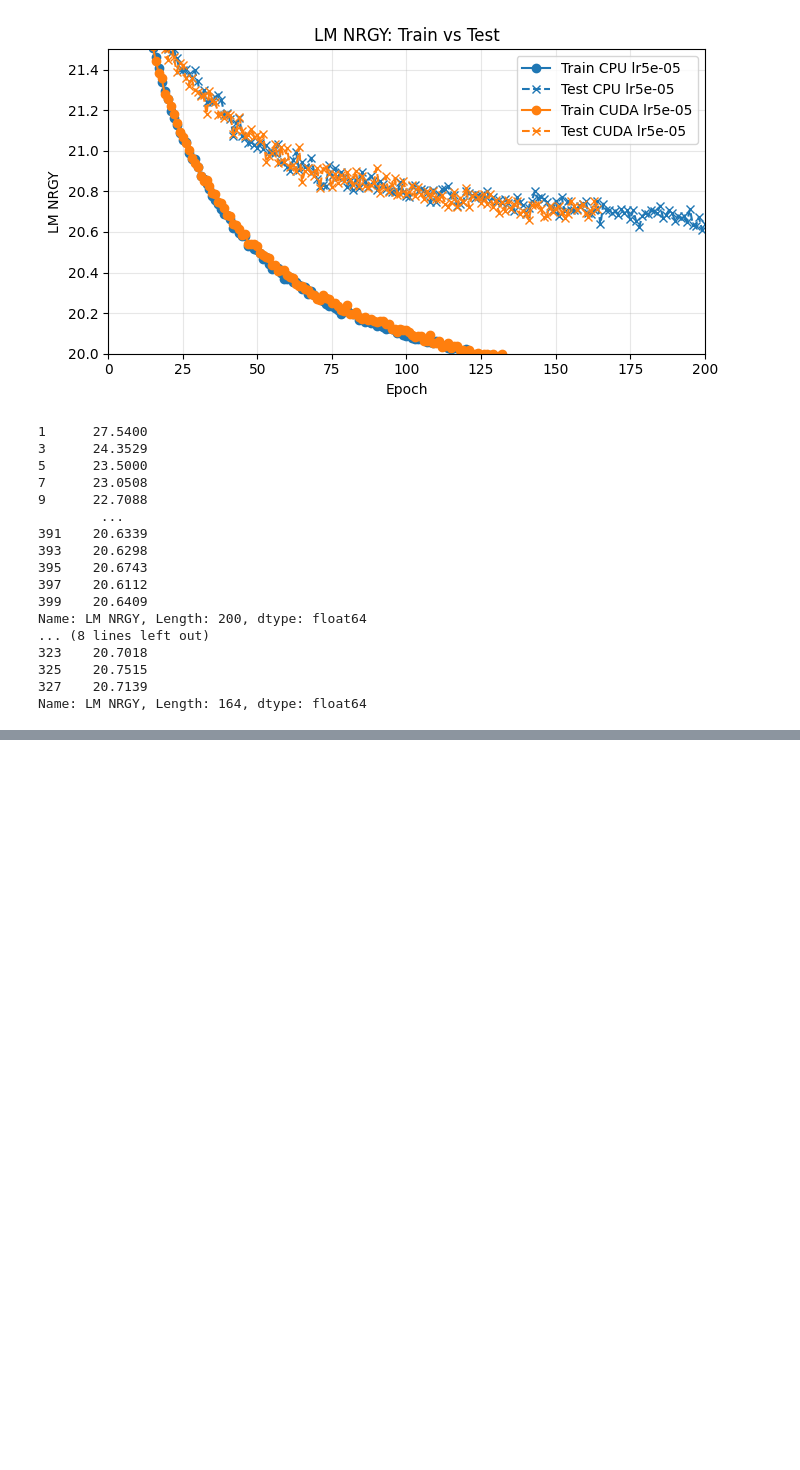
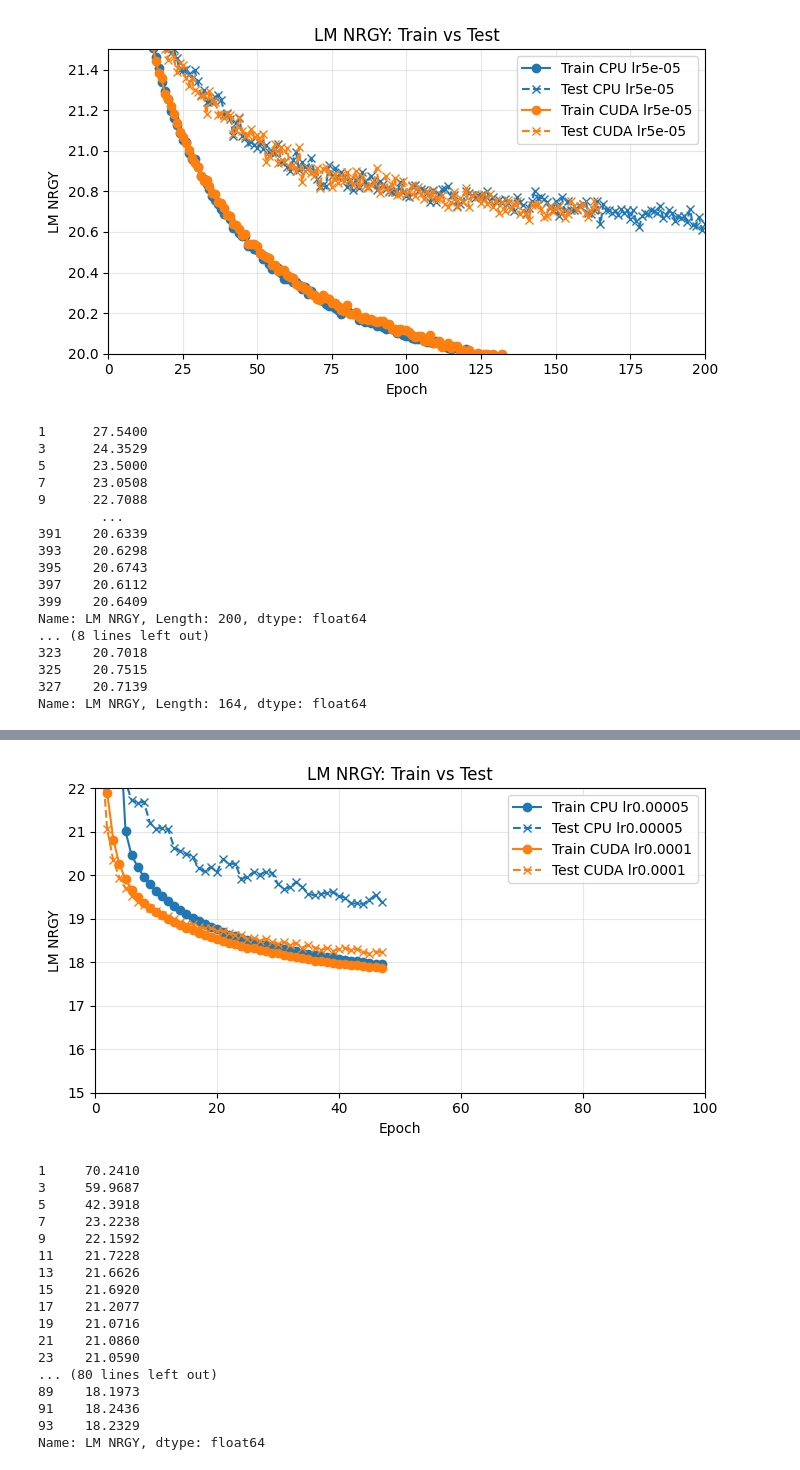
Before and after one commit to Motte12/dpa_for_llaae, a Jupyter notebook: joint_training/watch_training.ipynb, the cells around one changed output, grey strips where cells are left out. Saved outputs shown, nothing was run; the diff lists cells and outputs as text; code cells hidden in the pictures; blank space fills up the shorter version.

```diff
--- a/joint_training/watch_training.ipynb
+++ b/joint_training/watch_training.ipynb
@@ -918,0 +997,72 @@ Name: LM NRGY, Length: 164, dtype: float64
+# %%
+# --- load the txt file (adjust path) ---
+path_true = "v5_data_model7(bnTrue)/tuning_models/_devicecpu100_6_100_100_1001_100_2_100_encoderislearnable_lambda1.0_alpha1.0_bs128_bnisTrue_lr5e-05_pene0/log.txt"
+path_false = "v5_data_model7(bnTrue)/tuning_models/_devicecpu100_6_100_100_1001_20_2_50_encoderislearnable_lambda0.5_alpha1.5_bs128_bnisFalse_lr0.0001_pene0/log.txt"
+
+# read as CSV (comma-separated, with spaces after commas)
+df_true = pd.read_csv(path_true, skipinitialspace=True)
+df_false = pd.read_csv(path_false, skipinitialspace=True)
+
+# clean column names (strip spaces)
+df_true.columns = [c.strip() for c in df_true.columns]
+df_false.columns = [c.strip() for c in df_false.columns]
+
+
+# split "Epoch" like "Train 1" / "Test 1" into set + epoch number
+m_true = df_true["Epoch"].str.extract(r"^(Train|Test)\s+(\d+)$")
+df_true["split"] = m_true[0]
+df_true["epoch"] = m_true[1].astype(int)
+
+m_false = df_true["Epoch"].str.extract(r"^(Train|Test)\s+(\d+)$")
+df_false["split"] = m_false[0]
+df_false["epoch"] = m_false[1].astype(int)
+
+# make sure the column name matches exactly
+col = "LM NRGY"
+if col not in df_true.columns:
+    raise KeyError(f"Column '{col}' not found. Available columns: {list(df.columns)}")
+
+train_true = df_true[df_true["split"] == "Train"].sort_values("epoch")
+test_true  = df_true[df_true["split"] == "Test"].sort_values("epoch")
+
+train_false = df_false[df_false["split"] == "Train"].sort_values("epoch")
+test_false  = df_false[df_false["split"] == "Test"].sort_values("epoch")
+
+# --- plot ---
+plt.figure(figsize=(7,4))
+plt.plot(train_true["epoch"], train_true[col], marker="o", label="Train CPU lr0.00005", color = "tab:blue")
+plt.plot(test_true["epoch"],  test_true[col],  marker="x", label="Test CPU lr0.00005", color = "tab:blue", linestyle="--")
+
+plt.plot(train_false["epoch"], train_false[col], marker="o", label="Train CUDA lr0.0001", color = "tab:orange")
+plt.plot(test_false["epoch"],  test_false[col],  marker="x", label="Test CUDA lr0.0001", color = "tab:orange", linestyle="--")
+
+plt.xlabel("Epoch")
+plt.ylabel(col)
+plt.title("LM NRGY: Train vs Test")
+plt.ylim(15,22)
+plt.xlim(0,100)
+plt.grid(True, alpha=0.3)
+plt.legend()
+plt.tight_layout()
+plt.show()
+print(test_true[col])
+print(test_false[col])
+# %% [output]
+[figure, added]
+1     70.2410
+3     59.9687
+5     42.3918
+7     23.2238
+9     22.1592
+11    21.7228
+13    21.6626
+15    21.6920
+17    21.2077
+19    21.0716
+21    21.0860
+23    21.0590
+... (80 lines left out)
+89    18.1973
+91    18.2436
+93    18.2329
+Name: LM NRGY, dtype: float64
```
Also changed, not shown: parts of 2 cells of this notebook, 25 other files.
